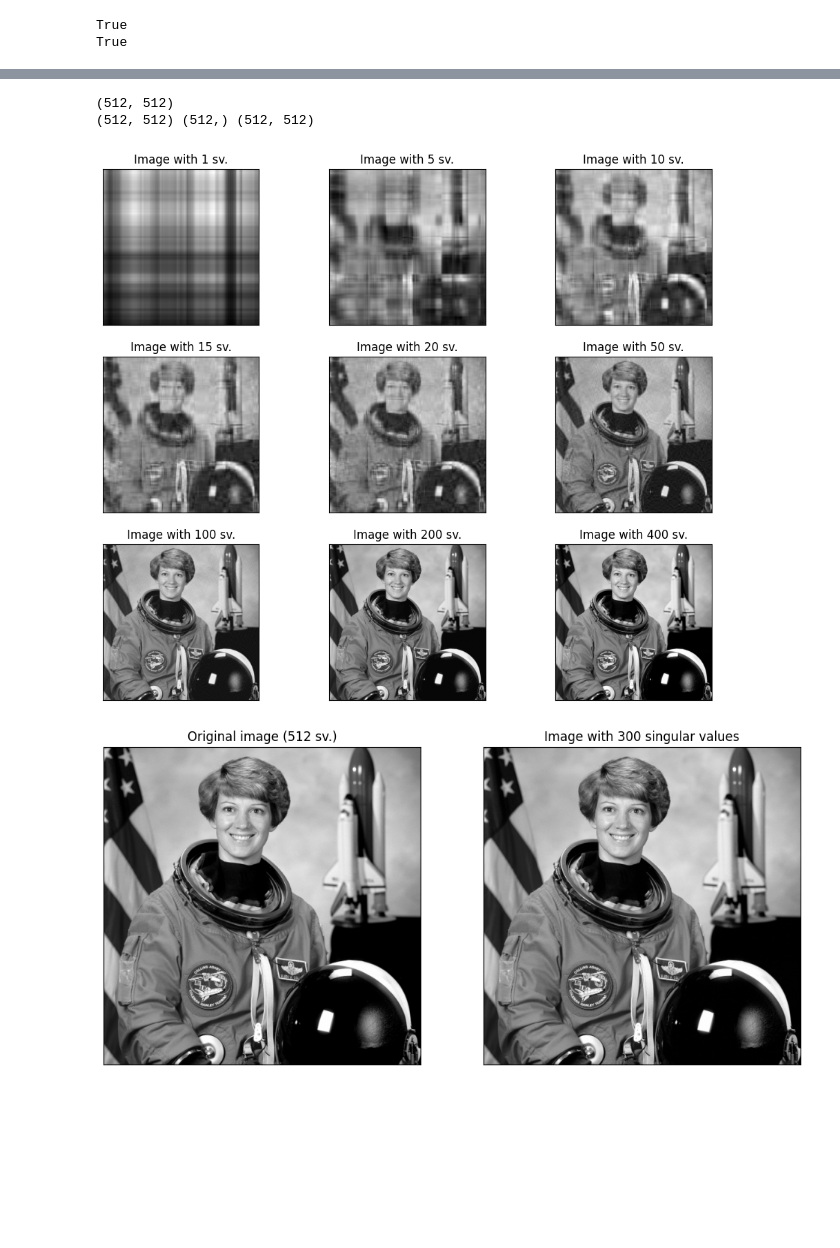
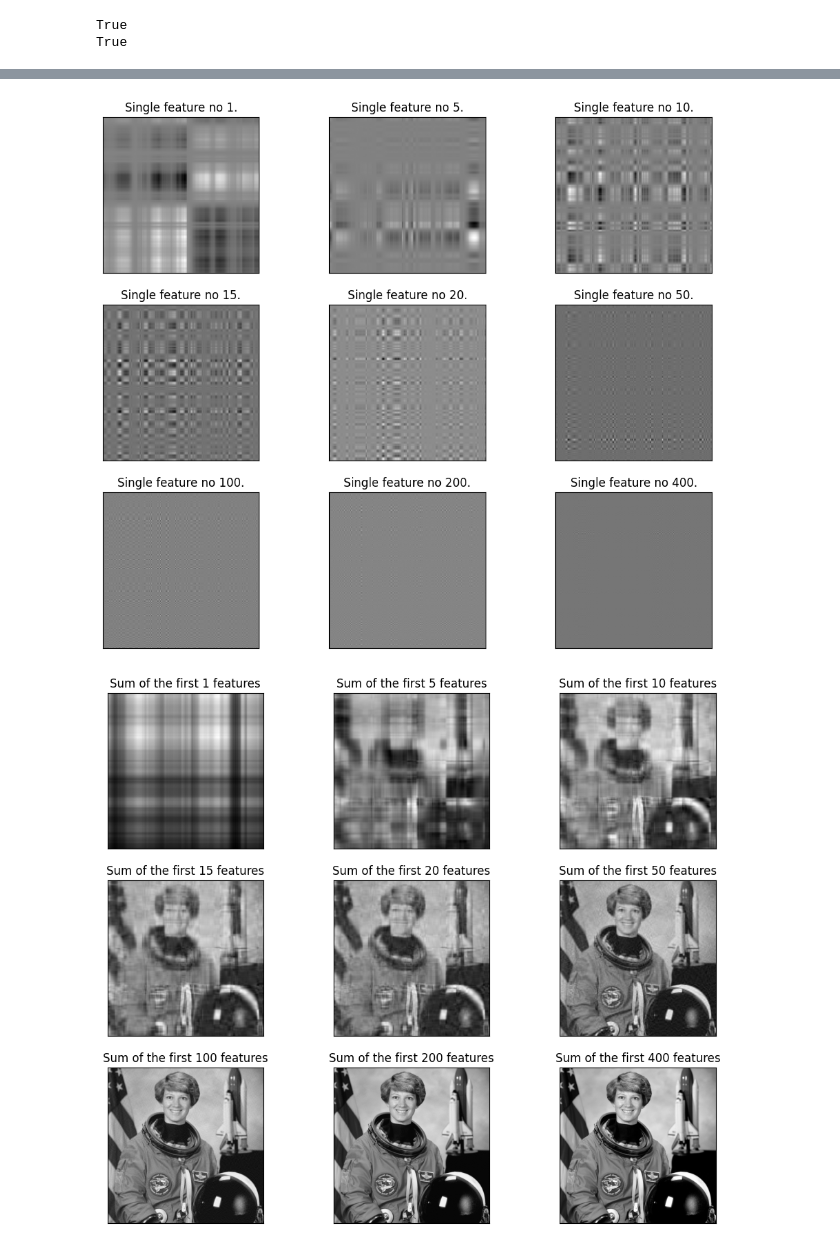
Before and after one commit to arthurmath/Kaggle_notebooks, a Jupyter notebook: svd.ipynb, the cells around one changed output, grey strips where cells are left out. Drawn from its saved outputs; the diff is of its cells as text; code cells hidden in the pictures; blank space fills up the shorter version.

```diff
--- a/svd.ipynb
+++ b/svd.ipynb
@@ -245,15 +352,15 @@ plt.bar(index, S)
 plt.xticks(index)
 plt.show()
 
-# recontruction de rang k et calcul de la norme 2 associee par rapport a la matrice complete
+
+# Ak matrix contruction
 norms = []
-comps = list(range(n))
 for i in range(n):
-    Ak = U[:, :comps[i]] @ np.diag(S[:comps[i]]) @ V[:comps[i], :]
-    norms += [la.norm((A-Ak),2)]
+    Ak = U[:, :i] @ np.diag(S[:i]) @ V[:i, :]
+    norms.append(la.norm((A - Ak), 2))
 
 plt.figure(figsize=(10,3))
-plt.title("$||{\mathbf{A}}-{\mathbf{A}_k}||_2$")
+plt.title("${||{\mathbf{A}}-{\mathbf{A}_k}||}_2$")
 plt.bar(index, norms)
 plt.xticks(index)
 plt.show()
@@ -272,45 +383,52 @@ image = data.astronaut()
 image = np.asarray(rgb2gray(image))
 
 
 # SVD
 U,S,V = la.svd(image)
 
 # Singular values number
 comps = [1, 5, 10, 15, 20, 50, 100, 200, 400]
 
 plt.figure(figsize=(12, 10))
 for i in range(len(comps)):
-    image_rank = U[:, :comps[i]] @ np.diag(S[:comps[i]]) @ V[:comps[i], :]
-    plt.subplot(3, 3, i+1),
-    plt.imshow(image_rank, cmap='gray'),
-    plt.title(f'Image with {comps[i]} sv.')
+    Ai = S[comps[i]] * np.outer(U[:, comps[i]], V[comps[i], :])
+    plt.subplot(3, 3, i+1)
+    plt.imshow(Ai, cmap='gray')
+    plt.title(f'Single feature no {comps[i]}.')
+    frame1 = plt.gca()
+    frame1.axes.get_xaxis().set_ticks([])
+    frame1.axes.get_yaxis().set_ticks([])
+
+
+plt.figure(figsize=(12, 10))
+for i in range(len(comps)):
+    Ak = U[:, :comps[i]] @ np.diag(S[:comps[i]]) @ V[:comps[i], :]
+    plt.subplot(3, 3, i+1)
+    plt.imshow(Ak, cmap='gray')
+    plt.title(f"Sum of the first {comps[i]} features")
     frame1 = plt.gca()
     frame1.axes.get_xaxis().set_ticks([])
     frame1.axes.get_yaxis().set_ticks([])
 
 
 
 plt.figure(figsize=(12, 6))
 plt.subplot(1, 2, 1)
 plt.imshow(image, cmap='gray')
-plt.title('Original image (512 sv.)')
+plt.title('Original image (with 512 features)')
 frame1 = plt.gca()
 frame1.axes.get_xaxis().set_ticks([])
 frame1.axes.get_yaxis().set_ticks([])
 
 plt.subplot(1, 2, 2)
-image_rank = U[:, :400] @ np.diag(S[:400]) @ V[:400, :]
-plt.imshow(image_rank, cmap='gray')
-plt.title('Image with 300 singular values')
+n = 200
+Ak = U[:, :n] @ np.diag(S[:n]) @ V[:n, :]
+plt.imshow(Ak, cmap='gray')
+plt.title(f'Image with {n} features')
 frame1 = plt.gca()
 frame1.axes.get_xaxis().set_ticks([])
 frame1.axes.get_yaxis().set_ticks([])
 plt.show()
-
-
-# TODO Tracer les sv uniques et non leur somme
 # %% [output]
-(512, 512)
-(512, 512) (512,) (512, 512)
-[figure, old version]
+[figure, new version]
-[figure, old version]
+[figure, new version]
```
Also changed, not shown: parts of 31 cells of this notebook, 2 other files.
